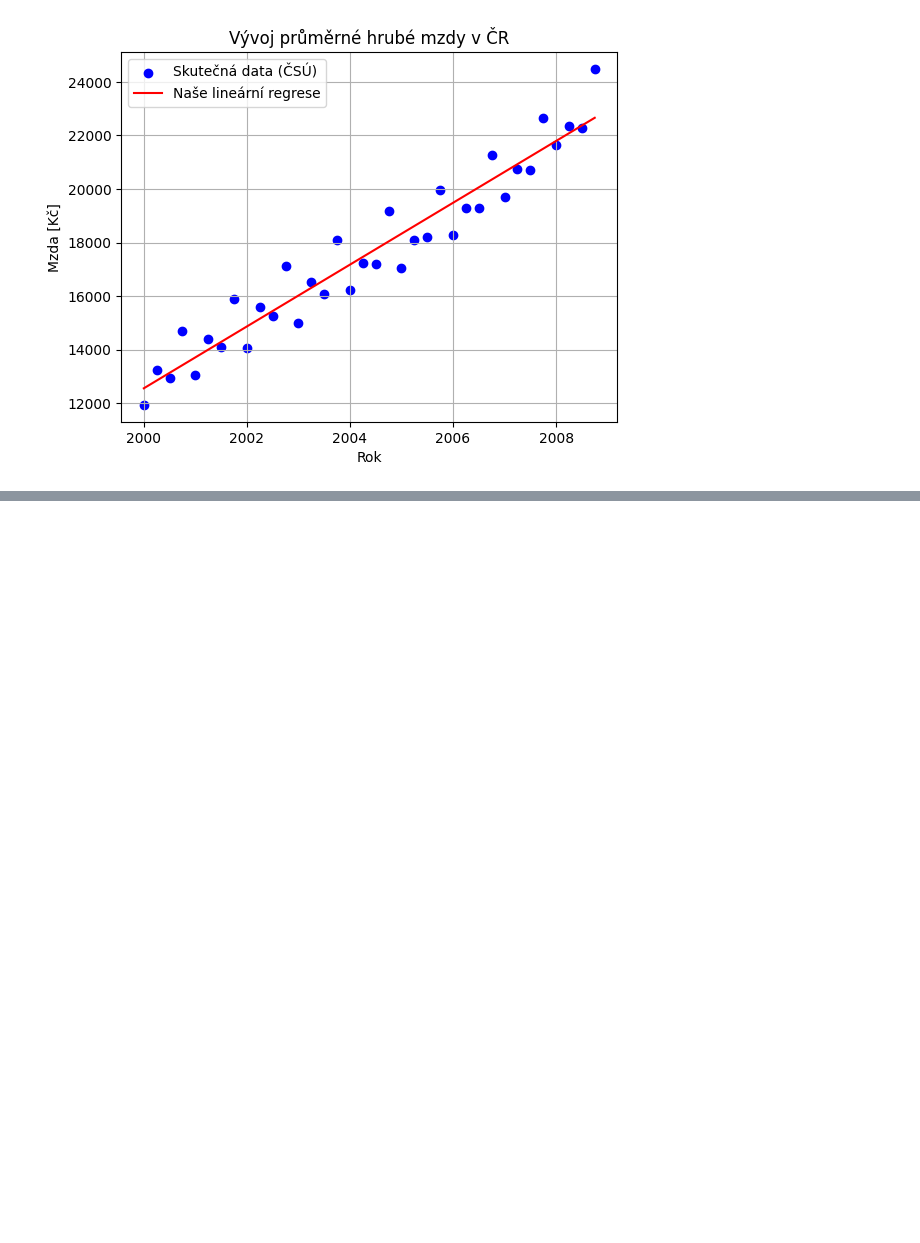
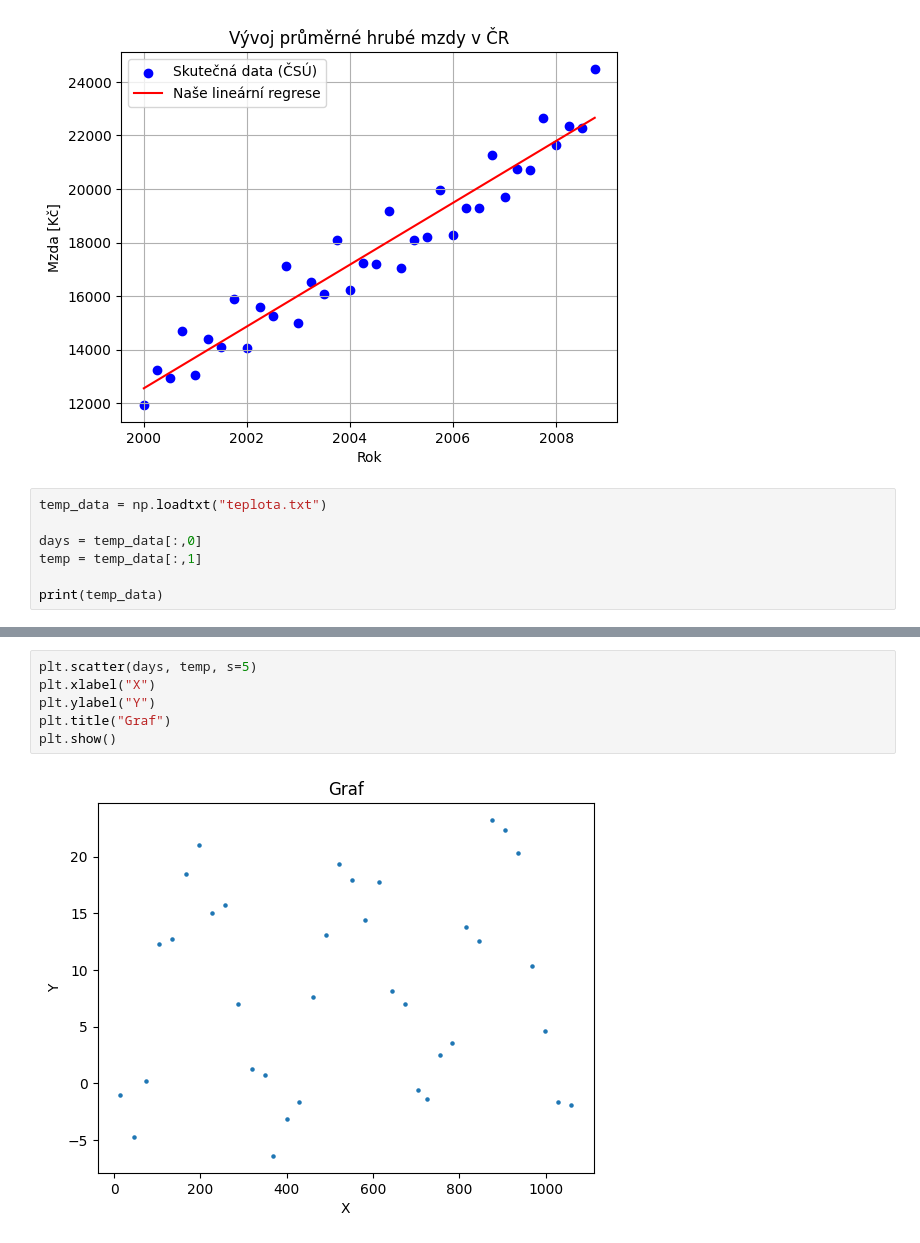
Before and after one commit to dinhtrongtrinh/ZUI, a Jupyter notebook: Prvni ukol/tempwages.ipynb, the cells around one changed output, grey strips where cells are left out. Drawn from its saved outputs; the diff is of its cells as text; blank space fills up the shorter version.

```diff
--- a/Prvni ukol/tempwages.ipynb
+++ b/Prvni ukol/tempwages.ipynb
@@ -84,3 +84,10 @@ plt.grid(True)     # Přidá mřížku pro lepší čitelnost
 plt.show()
 # %% [output]
 [figure]
+# %%
+temp_data = np.loadtxt("teplota.txt")
+
+days = temp_data[:,0]
+temp = temp_data[:,1]
+
+print(temp_data)
@@ -86,0 +112,8 @@ plt.show()
+# %%
+plt.scatter(days, temp, s=5)
+plt.xlabel("X")
+plt.ylabel("Y")
+plt.title("Graf")
+plt.show()
+# %% [output]
+[figure, added]
```
Also changed, not shown: parts of 3 cells of this notebook, 24 other files.
